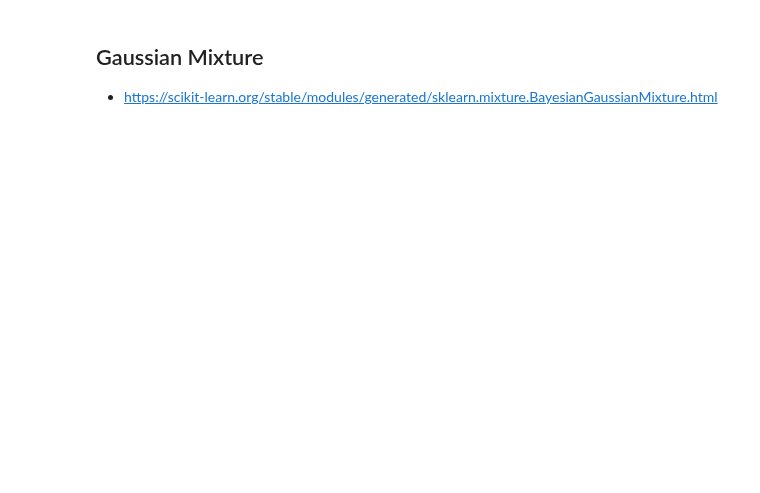
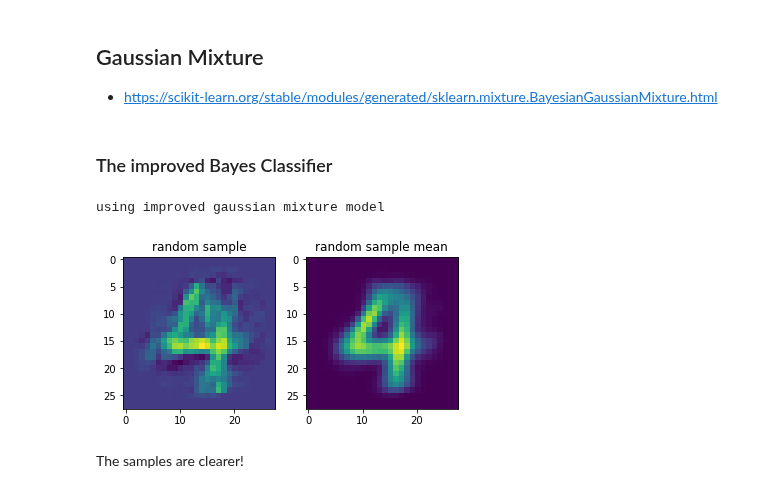
Before and after one commit to darrahts/deeplearning, a Jupyter notebook: GenerativeModeling.ipynb, the cells around one changed output. Cells and saved outputs as stored; diff of their text form; code cells hidden in the pictures; blank space fills up the shorter version.

Commit message:
finished GMM generative sampler

```diff
--- a/GenerativeModeling.ipynb
+++ b/GenerativeModeling.ipynb
@@ -120,3 +124,53 @@ plt.show()
 - https://scikit-learn.org/stable/modules/generated/sklearn.mixture.BayesianGaussianMixture.html
 # %%
 from sklearn.mixture import BayesianGaussianMixture
+# %% [markdown]
+### The improved Bayes Classifier
+# %%
+class ImprovedBayesClassifier(BayesClassifier):
+    """
+        Inherits from simple classifier
+        overrides fit and sample_given_y
+    """
+    def __init__(self):
+        #BayesClassifier.__init__(self)
+        super().__init__() # also works
+
+    def fit(self, X, y):
+        print("using improved gaussian mixture model")
+        self.k = len(set(y))
+        for k in range(0, self.k):
+            Xk = X[y==k]
+            gmm = BayesianGaussianMixture(10)
+            gmm.fit(Xk)
+            self.gaussians.append(gmm)
+
+    def sample_given_y(self, y):
+        gmm = self.gaussians[y]
+        sample = gmm.sample()
+        mu = gmm.means_[sample[1]].reshape(28,28)
+        sample = sample[0].reshape(28,28)
+        return sample, mu
+# %%
+clf_gmm = ImprovedBayesClassifier()
+clf_gmm.fit(X,y)
+# %% [output]
+using improved gaussian mixture model
+# %%
+sample = clf_gmm.sample()
+mean   = sample[1].reshape(28,28)
+sample = sample[0].reshape(28,28)
+
+plt.subplot(121)
+plt.imshow(sample)
+plt.title("random sample")
+
+plt.subplot(122)
+plt.imshow(mean)
+plt.title("random sample mean")
+
+plt.show()
+# %% [output]
+[figure, added]
+# %% [markdown]
+The samples are clearer!
```
Also changed, not shown: parts of 5 cells of this notebook.
